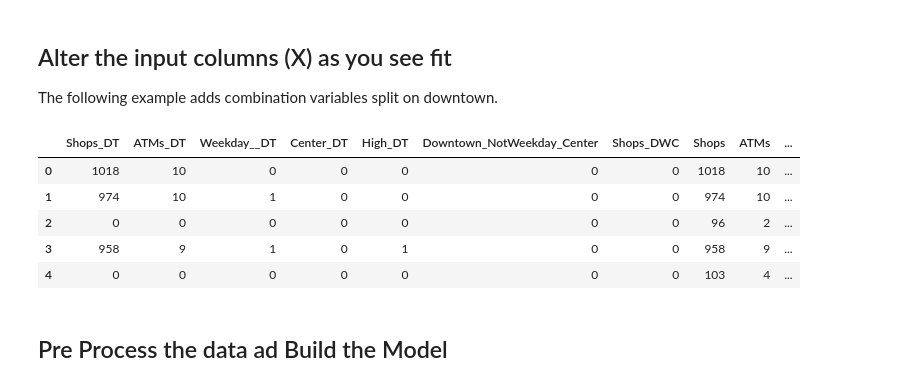
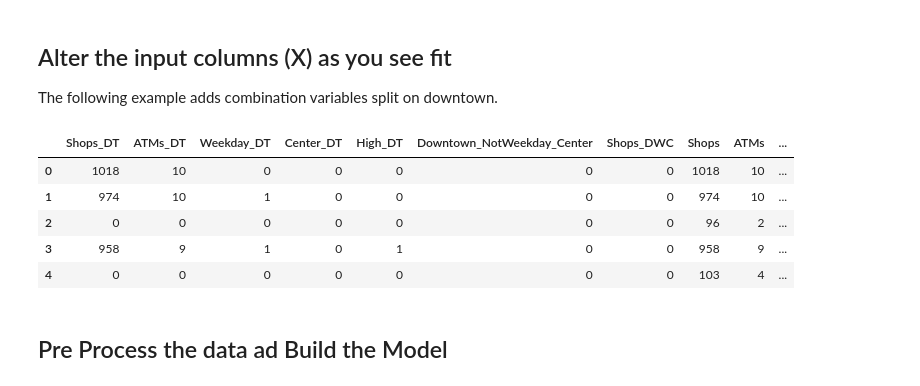
Before and after one commit to ekg-21/econ3203_Y, a Jupyter notebook: To_submit/Group_Y_implementation.ipynb, the cells around one changed output. Saved outputs shown, nothing was run; the diff lists cells and outputs as text; code cells hidden in the pictures.

```diff
--- a/To_submit/Group_Y_implementation.ipynb
+++ b/To_submit/Group_Y_implementation.ipynb
@@ -38,15 +38,15 @@ Index(['Shops', 'ATMs', 'Downtown', 'Weekday', 'Center', 'High'], dtype='object'
 
 The following example adds combination variables split on downtown.
 # %%
-X_temp = X.drop(columns=['Downtown']).mul(X['Downtown'], axis=0).rename(columns={'Shops': "Shops_DT", 'ATMs': "ATMs_DT", 'Weekday': "Weekday__DT", 'Center': 'Center_DT', 'High': "High_DT"})
+X_temp = X.drop(columns=['Downtown']).mul(X['Downtown'], axis=0).rename(columns={'Shops': "Shops_DT", 'ATMs': "ATMs_DT", 'Weekday': "Weekday_DT", 'Center': 'Center_DT', 'High': "High_DT"})
 
 X_temp['Downtown_NotWeekday_Center'] = X['Downtown'] * (1 - X['Weekday'] ) * X['Center']
 X_temp["Shops_DWC"] = X_temp['Downtown_NotWeekday_Center'] * X['Shops']
 
 X_new = pd.concat([X_temp,X], axis=1)
 X_new.head()
 # %% [output]
-|  | Shops_DT | ATMs_DT | Weekday__DT | Center_DT | High_DT | Downtown_NotWeekday_Center | Shops_DWC | Shops | ATMs | ... |
+|  | Shops_DT | ATMs_DT | Weekday_DT | Center_DT | High_DT | Downtown_NotWeekday_Center | Shops_DWC | Shops | ATMs | ... |
 | 0 | 1018 | 10 | 0 | 0 | 0 | 0 | 0 | 1018 | 10 | ... |
 | 1 | 974 | 10 | 1 | 0 | 0 | 0 | 0 | 974 | 10 | ... |
 | 2 | 0 | 0 | 0 | 0 | 0 | 0 | 0 | 96 | 2 | ... |
```
Also changed, not shown: parts of 3 cells of this notebook, 1 other file.
